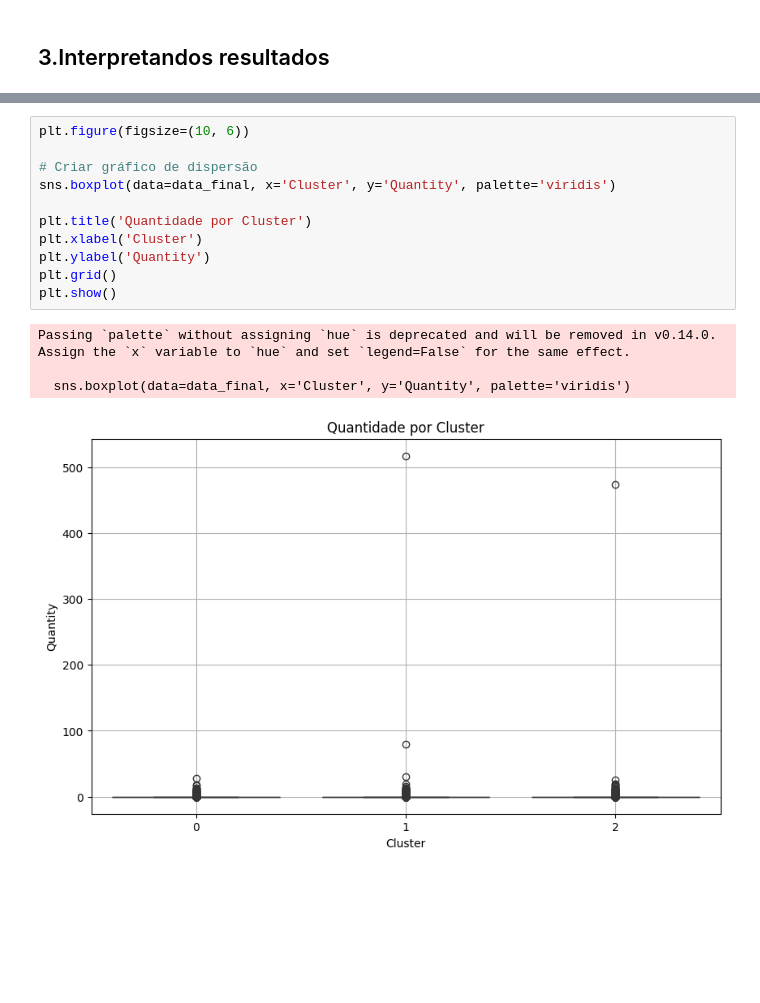
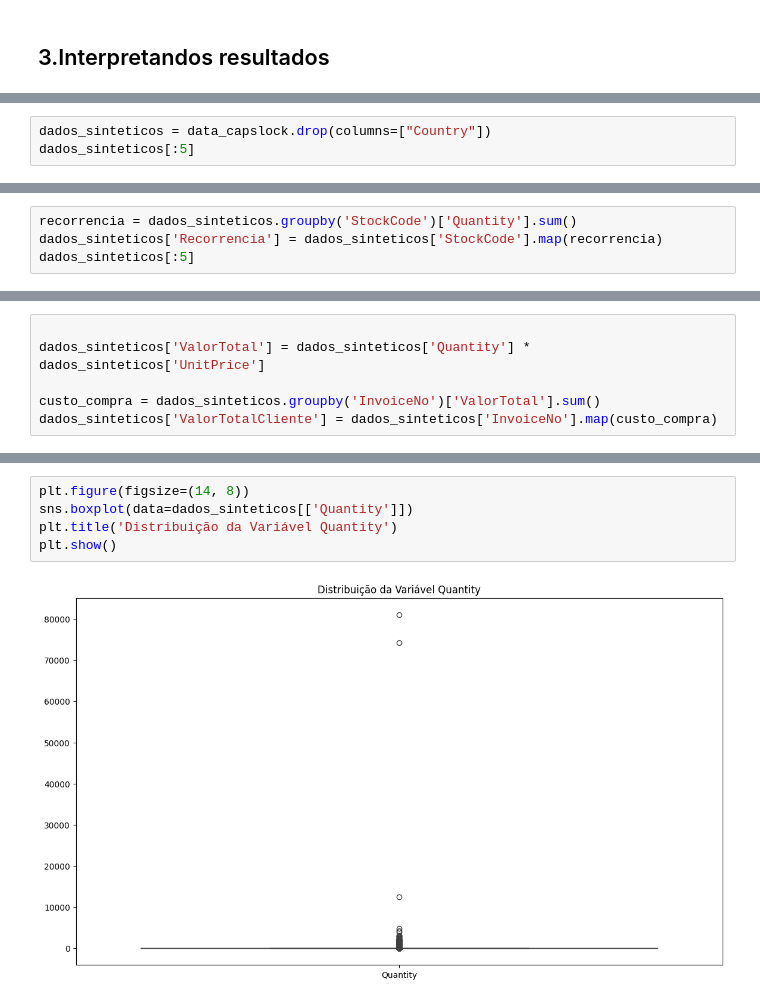
Before and after one commit to HammadN98/Estudos-de-caso, a Jupyter notebook: clusterizacao_Estudo_de_caso.ipynb, the cells around one changed output, grey strips where cells are left out. Cells and saved outputs as stored; diff of their text form; blank space fills up the shorter version.

```diff
--- a/clusterizacao_Estudo_de_caso.ipynb
+++ b/clusterizacao_Estudo_de_caso.ipynb
@@ -698,0 +645,3 @@ plt.show()
+# %%
+dados_sinteticos = data_capslock.drop(columns=["Country"])
+dados_sinteticos[:5]
@@ -698,0 +659,4 @@ plt.show()
+# %%
+recorrencia = dados_sinteticos.groupby('StockCode')['Quantity'].sum()
+dados_sinteticos['Recorrencia'] = dados_sinteticos['StockCode'].map(recorrencia)
+dados_sinteticos[:5]
@@ -698,0 +674,6 @@ plt.show()
+# %%
+
+dados_sinteticos['ValorTotal'] = dados_sinteticos['Quantity'] * dados_sinteticos['UnitPrice']
+
+custo_compra = dados_sinteticos.groupby('InvoiceNo')['ValorTotal'].sum()
+dados_sinteticos['ValorTotalCliente'] = dados_sinteticos['InvoiceNo'].map(custo_compra)
@@ -699,16 +703,7 @@ plt.show()
 # %%
-plt.figure(figsize=(10, 6))
-
-# Criar gráfico de dispersão
-sns.boxplot(data=data_final, x='Cluster', y='Quantity', palette='viridis')
-
-plt.title('Quantidade por Cluster')
-plt.xlabel('Cluster')
-plt.ylabel('Quantity')
-plt.grid()
+plt.figure(figsize=(14, 8))
+sns.boxplot(data=dados_sinteticos[['Quantity']])
+plt.title('Distribuição da Variável Quantity')
 plt.show()
 # %% [output]
-Passing `palette` without assigning `hue` is deprecated and will be removed in v0.14.0. Assign the `x` variable to `hue` and set `legend=False` for the same effect.
-
-  sns.boxplot(data=data_final, x='Cluster', y='Quantity', palette='viridis')
-[figure, old version]
+[figure, new version]
```
Also changed, not shown: parts of 34 cells of this notebook.
